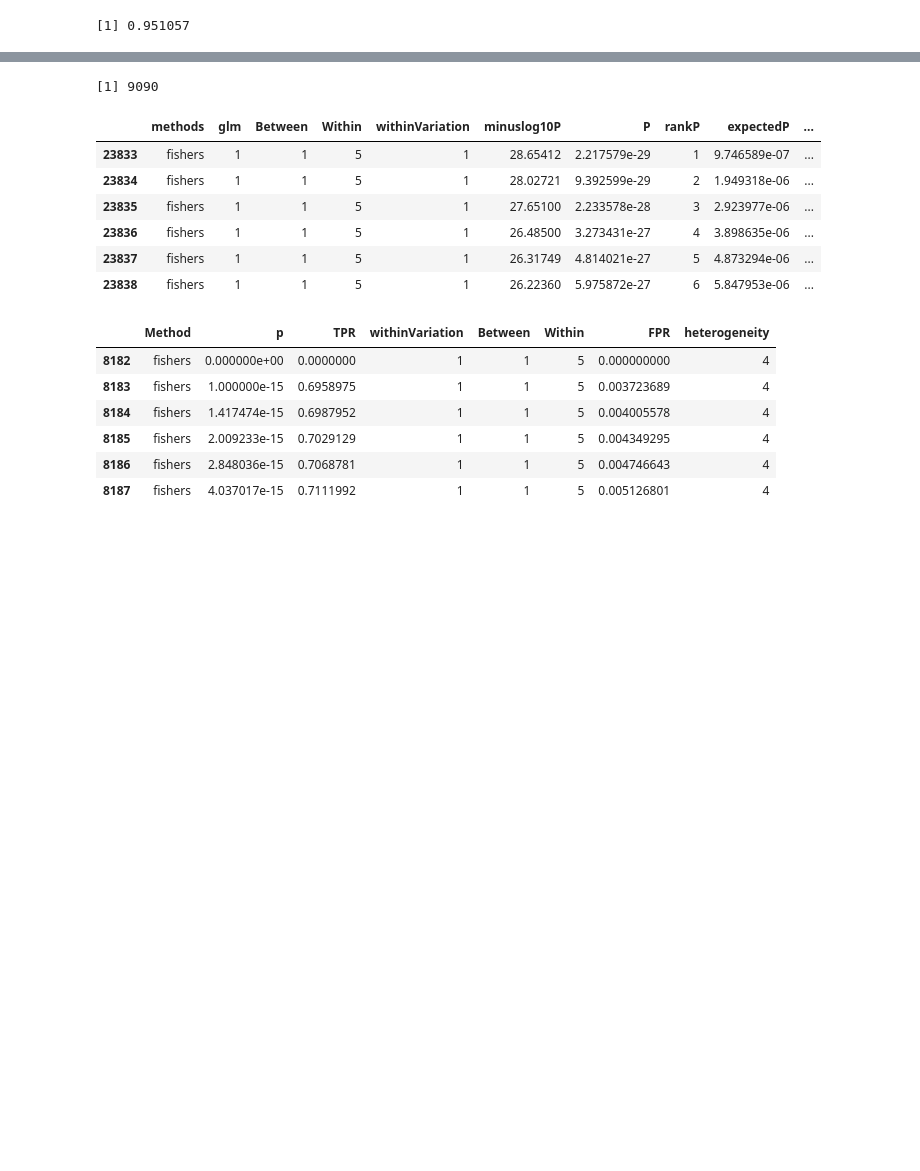
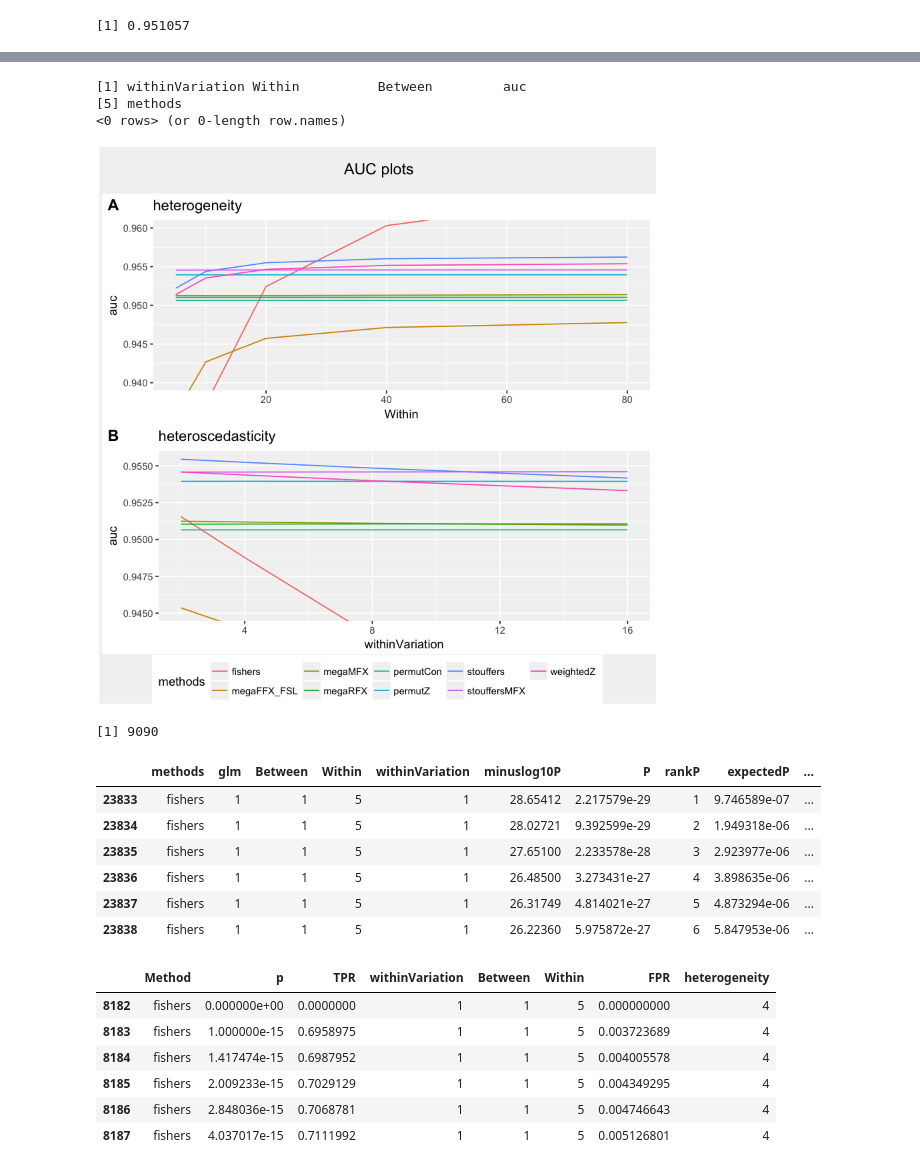
Before and after one commit to cmaumet/zmeta, a Jupyter notebook: real_data.ipynb, the cells around one changed output, grey strips where cells are left out. Drawn from its saved outputs; the diff is of its cells as text; code cells hidden in the pictures; blank space fills up the shorter version.

```diff
--- a/real_data.ipynb
+++ b/real_data.ipynb
@@ -283,15 +297,17 @@ for (within in unique(realdata_withsimuFPR$Within)){
         for (meth in methods){
 
             sub_df = subset(realdata_withsimuFPR, Between==1 & Within==within & withinVariation==variation & Method == meth)
-    #         print(length(sub_df$TPR))
-    #         print(unique(sub_df$Method))
-            auc_value = simple_auc(sub_df$TPR, 1-sub_df$FPR)
-            auc_df <- rbind(auc_df, data.frame(withinVariation = variation,
-                                               Within = within,
-                                              Between=1,
-                                              auc=auc_value,
+            if (nrow(sub_df)>0){
+#                 print(head(sub_df))
+        #         print(length(sub_df$TPR))
+        #         print(unique(sub_df$Method))
+                auc_value = simple_auc(sub_df$TPR, 1-sub_df$FPR)
+                auc_df <- rbind(auc_df, data.frame(withinVariation = variation,
+                                                   Within = within,
+                                                  Between=1,
+                                                  auc=auc_value,
                                               methods=meth))
-
+            }
     }
     }
 }
@@ -298,3 +342,34 @@ for (within in unique(realdata_withsimuFPR$Within)){
+# %%
+print(auc_df[(auc_df$auc)>1,])
+# %% [output]
+[1] withinVariation Within          Between         auc
+[5] methods
+<0 rows> (or 0-length row.names)
+# %%
+# p <- ggplot(data=auc_df, aes=aes(x=Within, y=auc_value)) + geom_point()
+# print(p)
+
+p1 <- ggplot(data=subset(auc_df,withinVariation==1),aes(x=Within, y=auc, group=methods, colour=methods)) +
+geom_line() + ggtitle('heterogeneity') + theme(legend.position = 'none') +
+coord_cartesian(ylim = c(0.94, 0.96))
+
+p2 <- ggplot(data=subset(auc_df,withinVariation>1),aes(x=withinVariation, y=auc, group=methods, colour=methods)) +
+geom_line() + ggtitle('heteroscedasticity') + theme(legend.position = 'none') +
+coord_cartesian(ylim = c(0.945, 0.9555))
+
+row <- plot_grid(p1, p2, labels = c('A', 'B'), ncol=1)
+
+title <- ggdraw() + draw_label('AUC plots')
+legend <- get_legend(p1 + theme(legend.position="bottom"))
+#     p <- plot_grid(p, legend, ncol = 1, rel_heights = c(1, .2))
+
+p <- plot_grid(title, row, legend, ncol=1, rel_heights=c(0.1, 1, 0.1)) +
+        theme(plot.title=element_text(size=12), text=element_text(size=10))
+
+
+print(p)
+# %% [output]
+[figure, added]
 # %%
 length()
 # %% [output]
```
Also changed, not shown: parts of 6 cells of this notebook.
